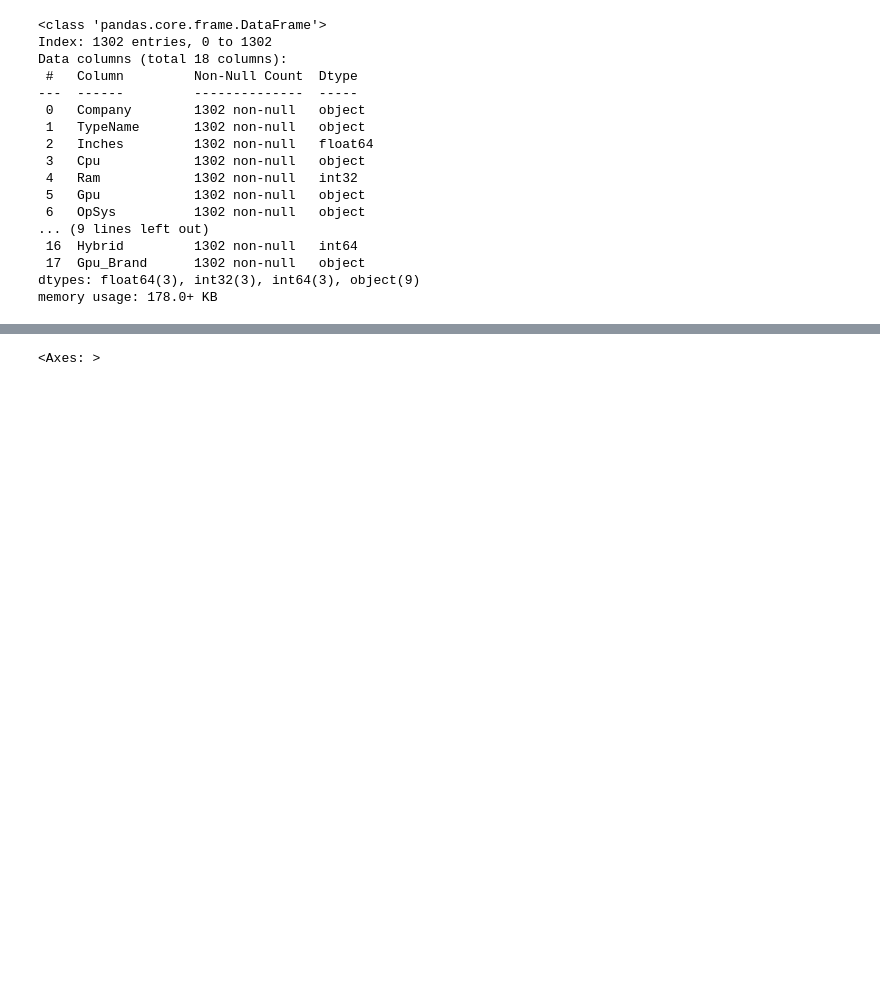
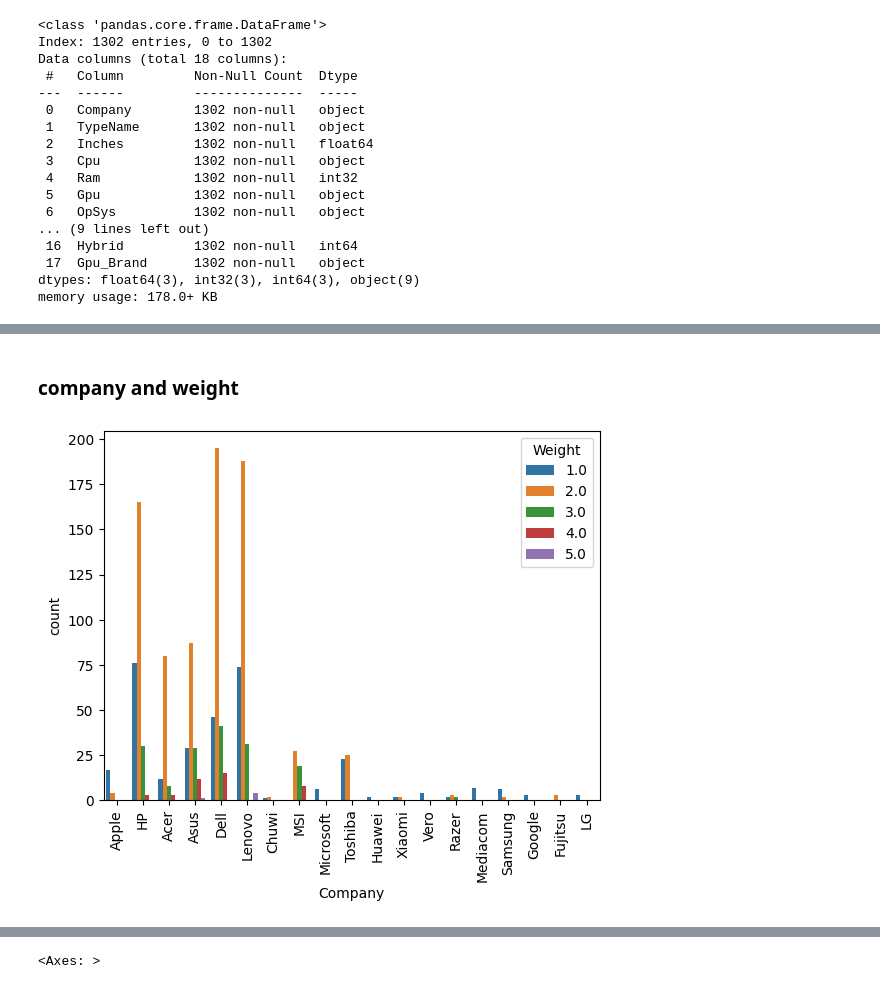
Before and after one commit to arnavjain2/Laptop_price_predictor, a Jupyter notebook: laptop price predictor/laptop.ipynb, the cells around one changed output, grey strips where cells are left out. Cells and saved outputs as stored; diff of their text form; code cells hidden in the pictures; blank space fills up the shorter version.

```diff
--- a/laptop price predictor/laptop.ipynb
+++ b/laptop price predictor/laptop.ipynb
@@ -383,0 +410,11 @@ df['Flash_Storage'] = df['Flash_Storage'].astype(int)
+# %% [markdown]
+### company and weight
+# %%
+sns.countplot(x=df['Company'] , hue=df['Weight'].round())
+plt.xticks(rotation='vertical')
+plt.show()
+# LENEVO HAS SOME OF THE HEAVIEST LAPTOPS
+# HP AND LENEVO MAKES THE LIGHEST LAPTOPS
+# APPLE LAPTOPS ARE EASY TO CARRY
+# %% [output]
+[figure, added]
```
Also changed, not shown: parts of 29 cells of this notebook, 1 other file.
